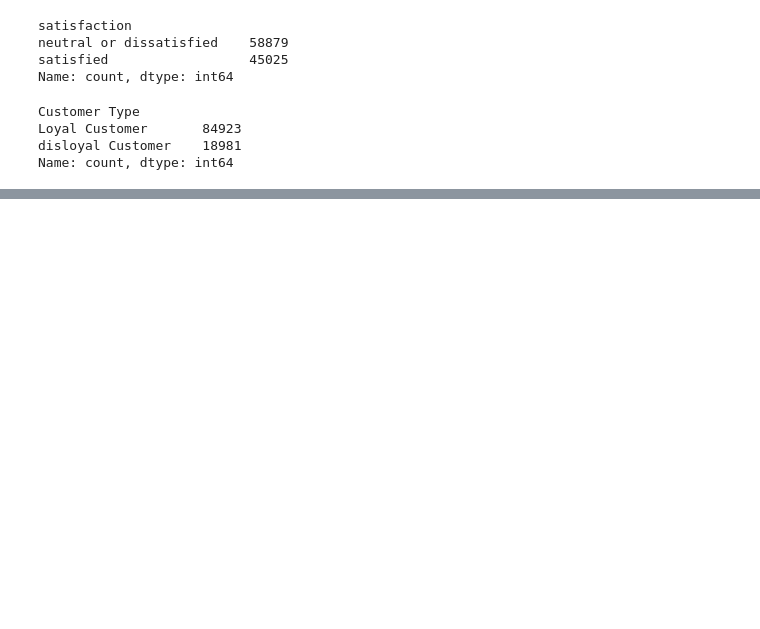
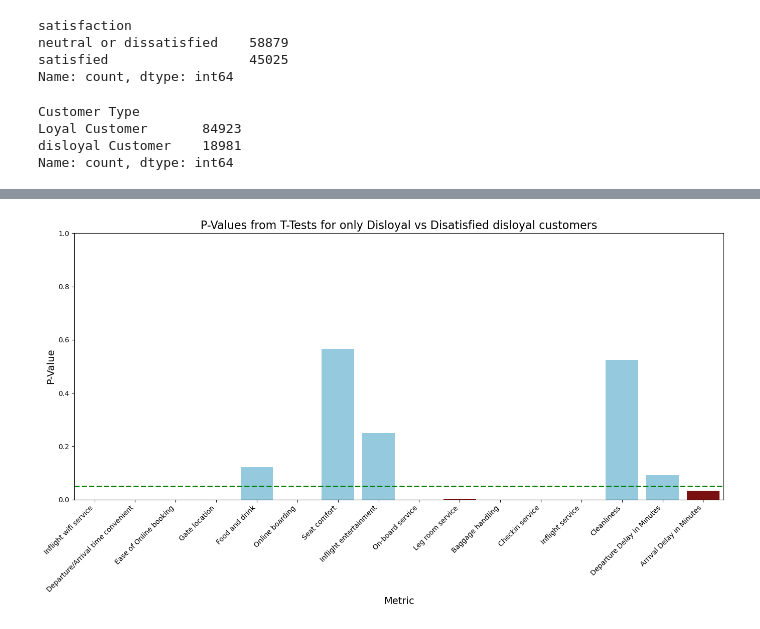
Before and after one commit to ab-gal/first_project, a Jupyter notebook: notebooks/Airline_Project1.ipynb, the cells around one changed output, grey strips where cells are left out. Saved outputs shown, nothing was run; the diff lists cells and outputs as text; code cells hidden in the pictures; blank space fills up the shorter version.

```diff
--- a/notebooks/Airline_Project1.ipynb
+++ b/notebooks/Airline_Project1.ipynb
@@ -77,0 +549,4 @@ dfSatisfied
+# %%
+# dfSatisfied_disloyal=df[df['satisfaction_binary'] == 1 & 'Customer Type'=='disloyal Customer']
+dfDisatisfied_disloyal=df[(df['satisfaction_binary'] == 0) & (df['Customer Type']=='disloyal Customer')]
+dfDisloyal=df[df['Customer Type']=='disloyal Customer']
@@ -77,0 +709,90 @@ dfSatisfied
+# %%
+# --- 1. Initialize Lists for Storing Results ---
+metric_names = []
+p_values = []
+is_significant = []
+alpha = 0.05 # Significance level
+
+# --- 2. Iterate, Test, and Collect Results ---
+for col in metric_columns:
+    # Safely convert to numeric and drop NaNs for both comparison groups
+    # NOTE: You must have 'dfDisloyal' and 'dfDisatisfied_disloyal' defined outside this loop.
+    df_1_data = pd.to_numeric(dfDisloyal[col], errors='coerce').dropna()
+    df_2_data = pd.to_numeric(dfDisatisfied_disloyal[col], errors='coerce').dropna()
+
+    # Skip if groups are too small or empty after cleaning
+    if df_1_data.size < 2 or df_2_data.size < 2:
+        print(f"Skipping {col}: Insufficient data.")
+        continue
+
+    # Perform Welch's T-Test
+    t_statistic, p_value = stats.ttest_ind(
+        a=df_1_data,
+        b=df_2_data,
+        equal_var=False
+    )
+
+    # Store results in the lists
+    metric_names.append(col)
+    p_values.append(p_value)
+    is_significant.append(p_value <= alpha)
+
+    # --- Output the Results (Optional, as requested) ---
+    print(f"--- T-Test Results for {col} ---")
+    print(f"df_1 Mean: {df_1_data.mean():.3f}")
+    print(f"df_2 Mean: {df_2_data.mean():.3f}")
+    print(f"T-Statistic: {t_statistic:.4f}")
+    print(f"P-Value: {p_value:.10f}")
+    print("-" * 38)
+
+# --- 3. Create DataFrame for Plotting ---
+p_values_df = pd.DataFrame({
+    'Metric': metric_names,
+    'P_Value': p_values,
+    'Is_Significant': is_significant
+})
+
+# # Sort the results by P-Value for a cleaner chart
+# p_values_df = p_values_df.sort_values(by='P_Value', ascending=True)
+
+# --- 4. Plot the P-Values ---
+
+# Define colors for bars based on significance
+# --- Define the mapping dictionary ---
+# Create the dictionary that maps the unique hue values (True/False) to colors
+palette_map = {
+    True: 'darkred',   # For bars where Is_Significant is True
+    False: 'skyblue'  # For bars where Is_Significant is False
+}
+
+plt.figure(figsize=(14, 8))
+ax = sns.barplot(
+    data=p_values_df,
+    x='Metric',
+    y='P_Value',
+    hue='Is_Significant',
+    palette=palette_map, # <-- FIX: Pass the dictionary here
+    dodge=False,
+)
+# Add horizontal line at p=0.05
+plt.axhline(alpha, color='green', linestyle='--', linewidth=2, label=r'$\alpha = 0.05$ Threshold')
+
+# --- Custom Legend ---
+from matplotlib.patches import Patch
+custom_handles = [Patch(facecolor=c, label=l) for c, l in zip(legend_colors, legend_labels)]
+significance_line = plt.Line2D([0], [0], color='green', linestyle='--', linewidth=2)
+final_handles = custom_handles + [significance_line]
+final_labels = legend_labels + [r'$\alpha = 0.05$ Threshold']
+
+plt.legend(handles=final_handles, labels=final_labels, title='T-Test Result', loc='upper right')
+ax.get_legend().remove()
+
+# --- Formatting ---
+plt.title('P-Values from T-Tests for only Disloyal vs Disatisfied disloyal customers', fontsize=16)
+plt.ylabel('P-Value', fontsize=14)
+plt.xlabel('Metric', fontsize=14)
+plt.xticks(rotation=45, ha='right')
+plt.ylim(0, 1.0)
+plt.tight_layout()
+plt.show()
+# %% [output]
@@ -77,0 +816 @@ dfSatisfied
+[figure, added]
```
Also changed, not shown: parts of 32 cells of this notebook.
